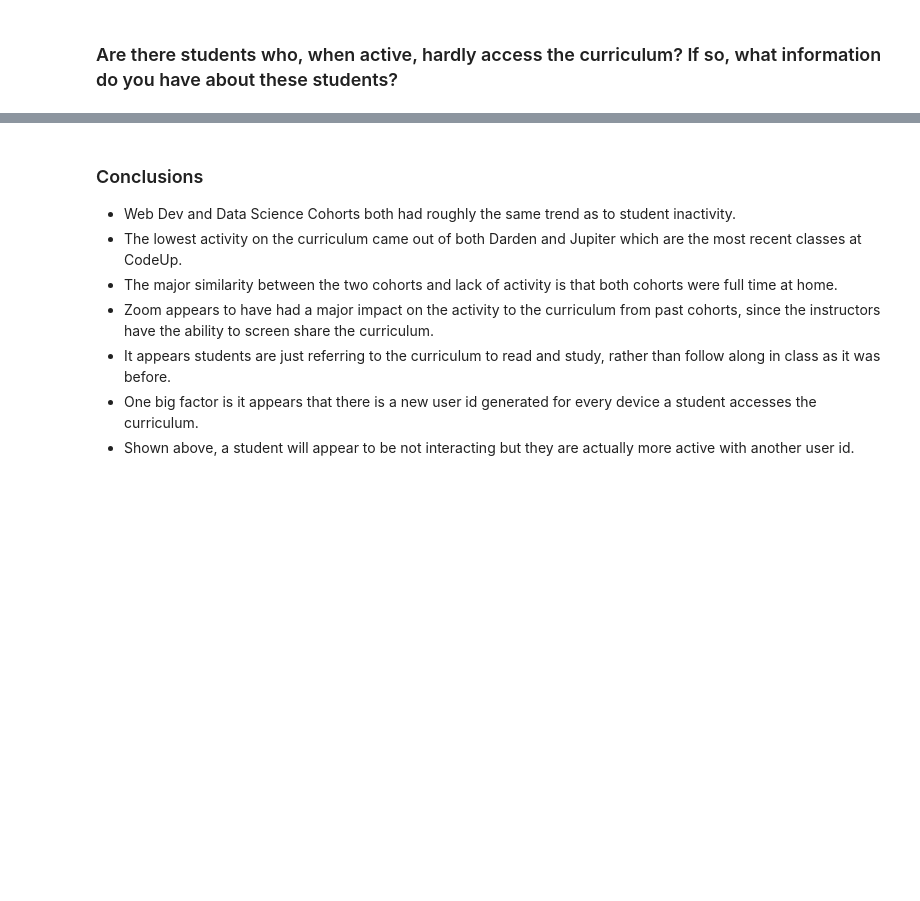
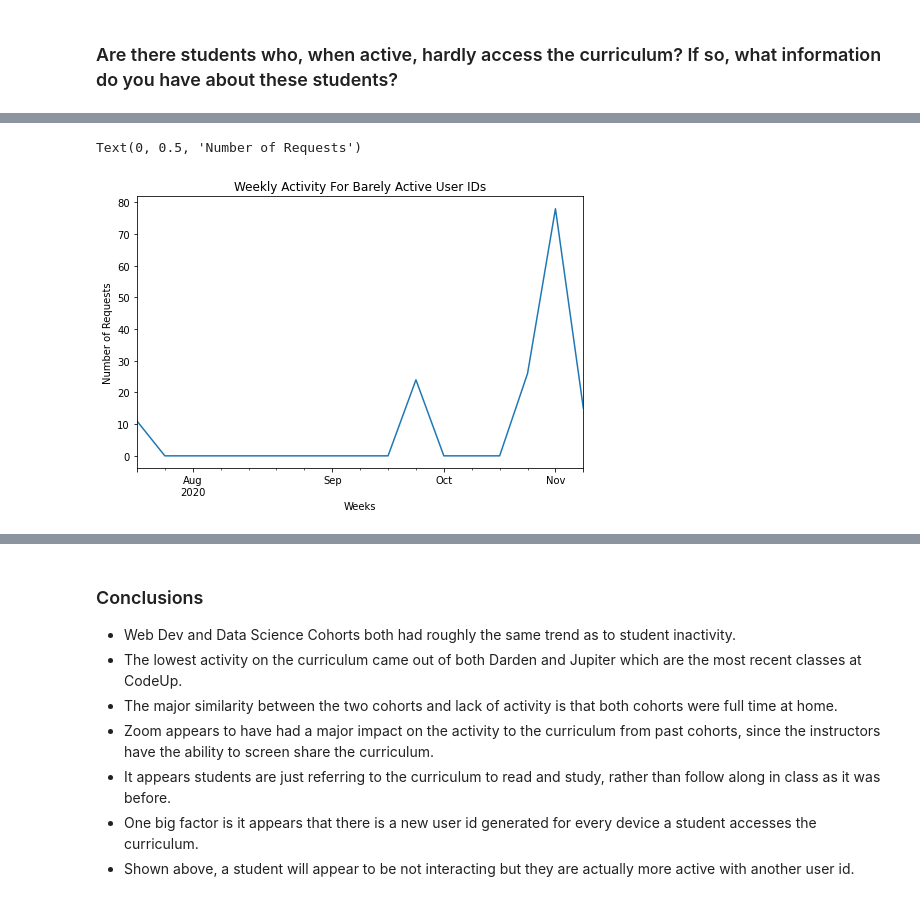
Before and after one commit to AAranda10/anomaly_project, a Jupyter notebook: anomaly_detection_project.ipynb, the cells around one changed output, grey strips where cells are left out. Saved outputs shown, nothing was run; the diff lists cells and outputs as text; code cells hidden in the pictures; blank space fills up the shorter version.

```diff
--- a/anomaly_detection_project.ipynb
+++ b/anomaly_detection_project.ipynb
@@ -169 +260,10 @@ barely_active
+# %%
+plt.figure(figsize=(8,5))
+barely_active.page_viewed.resample('w').count().plot()
+plt.title('Weekly Activity For Barely Active User IDs')
+plt.xlabel('Weeks')
+plt.ylabel('Number of Requests')
+# %% [output]
+Text(0, 0.5, 'Number of Requests')
+[figure, added]
 # %%
```
Also changed, not shown: parts of 74 cells of this notebook.
